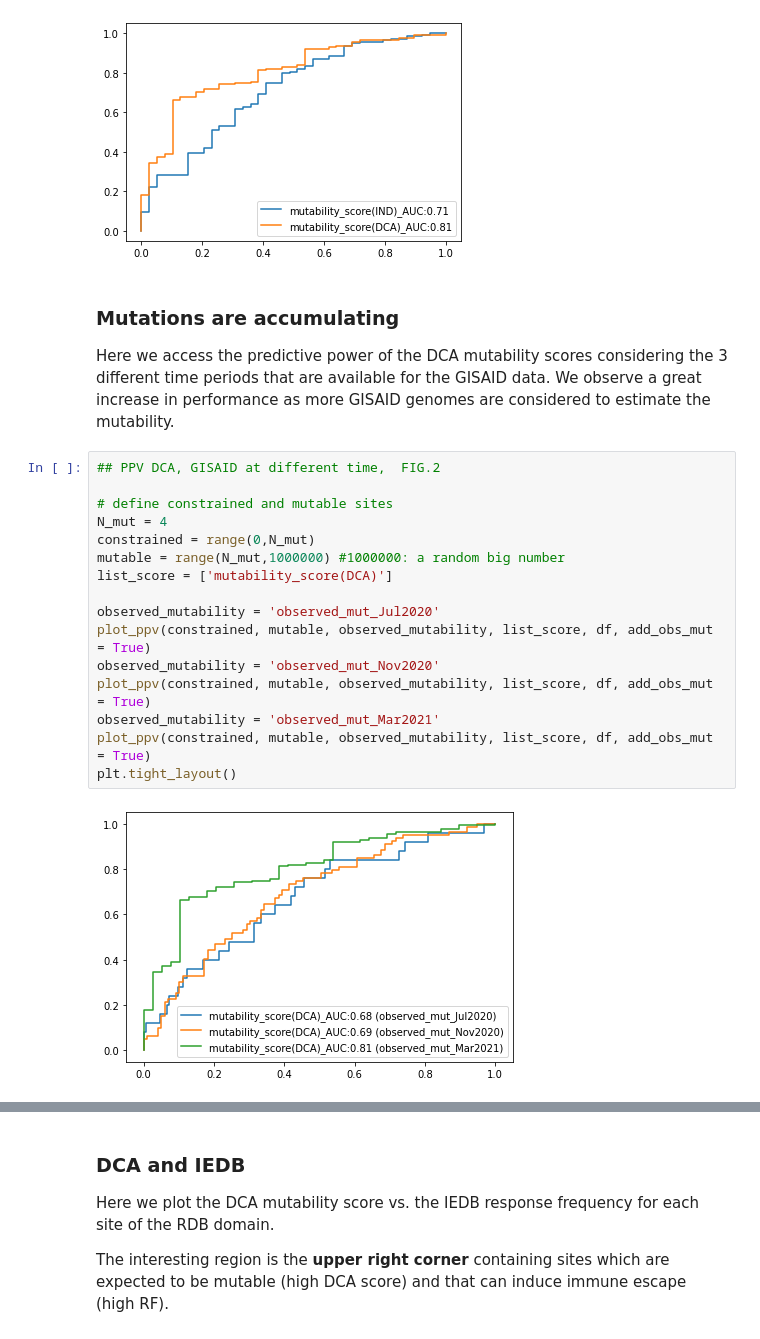
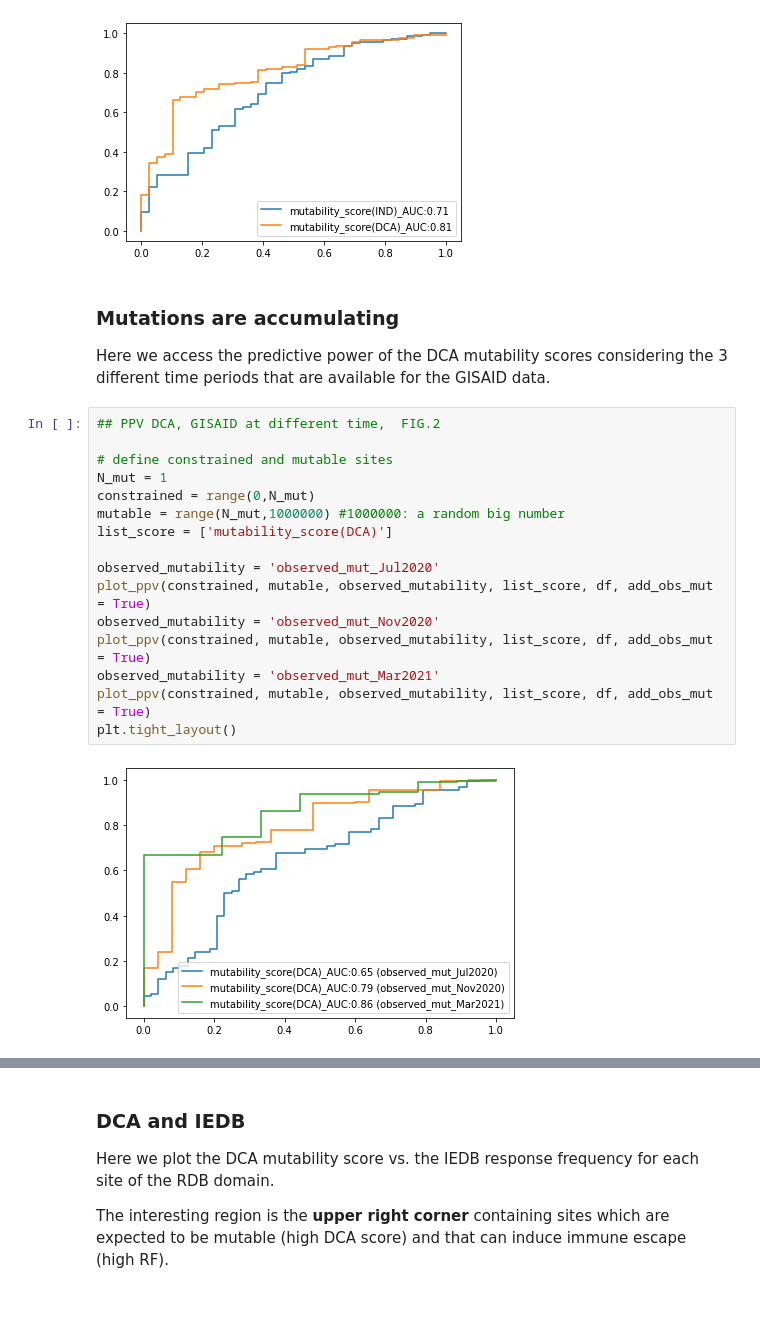
Before and after one commit to GiancarloCroce/DCA_SARS-CoV-2, a Jupyter notebook: dca_sarscov2.ipynb, the cells around one changed output, grey strips where cells are left out. Cells and saved outputs as stored; diff of their text form; blank space fills up the shorter version.

```diff
--- a/dca_sarscov2.ipynb
+++ b/dca_sarscov2.ipynb
@@ -108,23 +108,22 @@ print('     mutable if >= '+str(N_mut) + ' mutations in GISAID')
 ### Mutations are accumulating
 
 Here we access the predictive power of the DCA mutability scores considering the 3 different time periods that are available for the GISAID data.
-We observe a great increase in performance as more GISAID genomes are considered to estimate the mutability.
 # %%
 ## PPV DCA, GISAID at different time,  FIG.2
 
 # define constrained and mutable sites
-N_mut = 4
+N_mut = 1
 constrained = range(0,N_mut)
 mutable = range(N_mut,1000000) #1000000: a random big number
 list_score = ['mutability_score(DCA)']
 
 observed_mutability = 'observed_mut_Jul2020'
 plot_ppv(constrained, mutable, observed_mutability, list_score, df, add_obs_mut = True)
 observed_mutability = 'observed_mut_Nov2020'
 plot_ppv(constrained, mutable, observed_mutability, list_score, df, add_obs_mut = True)
 observed_mutability = 'observed_mut_Mar2021'
 plot_ppv(constrained, mutable, observed_mutability, list_score, df, add_obs_mut = True)
 plt.tight_layout()
 # %% [output]
-[figure, old version]
+[figure, new version]
 # %% [markdown]
```
Also changed, not shown: parts of 5 cells of this notebook, 9 other files.
